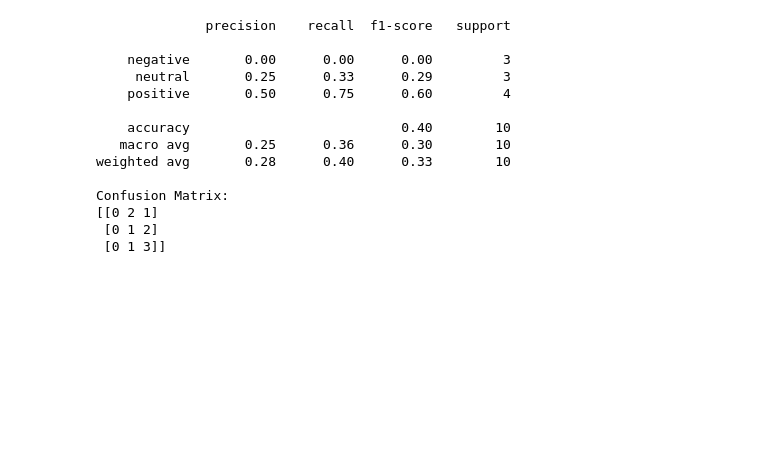
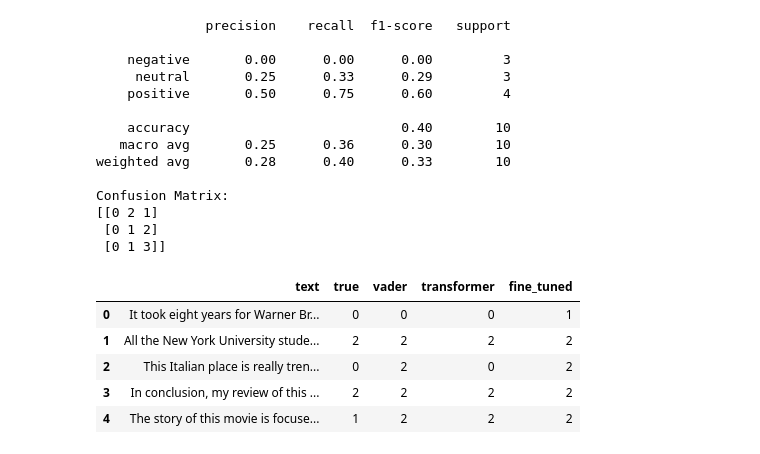
Before and after one commit to jasp-nerd/text-mining-final-group52, a Jupyter notebook: notebooks/sentiment.ipynb, the cells around one changed output. Saved outputs shown, nothing was run; the diff lists cells and outputs as text; code cells hidden in the pictures; blank space fills up the shorter version.

Commit message:
added used dataset + VADER made by Kyan

```diff
--- a/notebooks/sentiment.ipynb
+++ b/notebooks/sentiment.ipynb
@@ -26,3 +26,21 @@ df.head()
 ## VADER
 
 See Lab 3.2.
+# %%
+import nltk
+from nltk.sentiment import vader
+from nltk.sentiment.vader import SentimentIntensityAnalyzer
+
+nltk.download('vader_lexicon')
+
+sid = SentimentIntensityAnalyzer()
+
+sentences = ["The flight was very boring, and once arrived the view was not what i expected.",
+             "It's a very rainy day, which is great for all the dried up plants, given the bad heatwave the last few weeks.",
+             "I've never seen such a terribly good player before!"]
+
+for sent in sentences:
+    scores = sid.polarity_scores(sent)
+    print()
+    print('INPUT SENTENCE', sent)
+    print('VADER OUTPUT', scores)
@@ -29,3 +59,18 @@ See Lab 3.2.
+# %%
+vader_predictions = []
+
+for text in test_df.text:
+    scores = sid.polarity_scores(text)
+
+    compound = scores["compound"]
+
+    pred = (
+    2 if scores["compound"] >= 0.05
+    else 0 if scores["compound"] <= -0.05
+    else 1
+    )
+
+    vader_predictions.append(pred)
 # %% [markdown]
 ## Transformer
 
@@ -233,3 +312,22 @@ Confusion Matrix:
 [[0 2 1]
  [0 1 2]
  [0 1 3]]
+# %%
+#ERROR ANALYSIS TABLE COMPARISON BETWEEN TRANSFORMER AND VADER
+
+comparison_df = pd.DataFrame({
+    "text": test_df.text,
+    "true": true_labels,
+    "vader": vader_predictions,
+    "transformer": pred_labels,
+    "fine_tuned": predictions
+})
+
+comparison_df.head()
+# %% [output]
+|  | text | true | vader | transformer | fine_tuned |
+| 0 | It took eight years for Warner Br... | 0 | 0 | 0 | 1 |
+| 1 | All the New York University stude... | 2 | 2 | 2 | 2 |
+| 2 | This Italian place is really tren... | 0 | 2 | 0 | 2 |
+| 3 | In conclusion, my review of this ... | 2 | 2 | 2 | 2 |
+| 4 | The story of this movie is focuse... | 1 | 2 | 2 | 2 |
```
Also changed, not shown: parts of 3 cells of this notebook, 1 other file.
